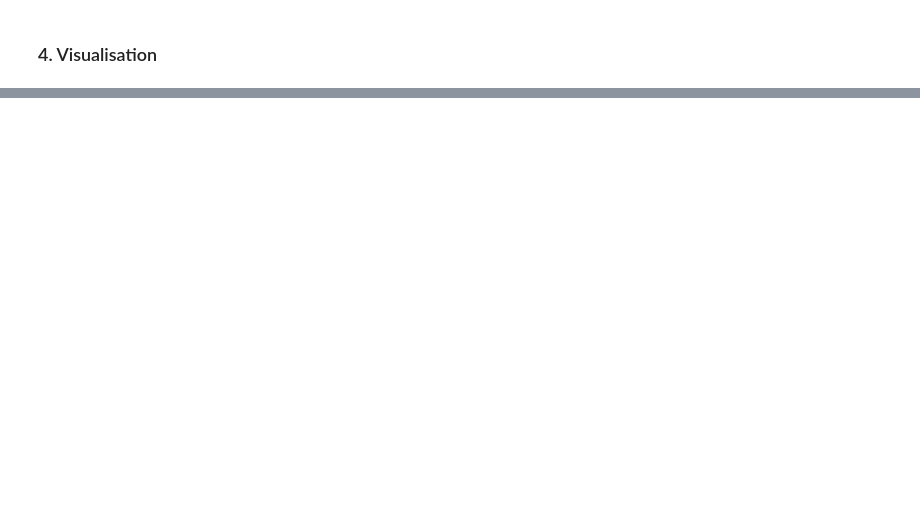
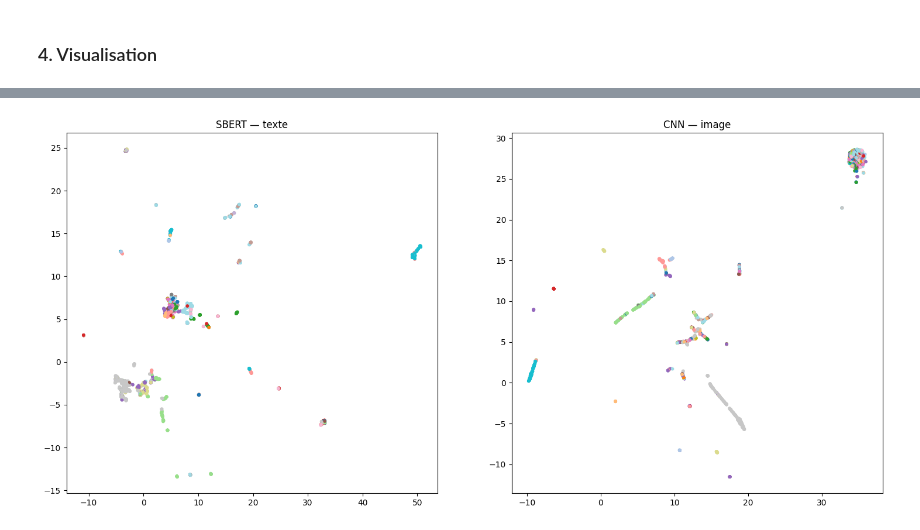
Before and after one commit to alban-morin/recommandations-chanel, a Jupyter notebook: Notebook.ipynb, the cells around one changed output, grey strips where cells are left out. Cells and saved outputs as stored; diff of their text form; code cells hidden in the pictures; blank space fills up the shorter version.

```diff
--- a/Notebook.ipynb
+++ b/Notebook.ipynb
@@ -602,3 +605,12 @@ import requests
 from io import BytesIO
 from PIL import Image
 data = pd.read_parquet('data_cleaned.parquet')
+import os
+import numpy as np
+
+if "embedding_sbert" not in data.columns:
+    print("Chargement embeddings_sbert.npy")
+    embeddings_sbert = np.load("embeddings_sbert.npy")
+    data["embedding_sbert"] = list(embeddings_sbert)
+
+print("embedding_sbert chargé dans data.")
@@ -715,0 +723,10 @@ plt.show()
+# %%
+visu_2d = umap.UMAP(n_components=2).fit_transform(X_visu)
+fig, ax = plt.subplots(1, 2, figsize=(18, 8))
+ax[0].scatter(text_2d[:,0], text_2d[:,1], c=data["category2_code"].astype('category').cat.codes, s=10, cmap="tab20")
+ax[0].set_title("SBERT — texte")
+ax[1].scatter(visu_2d[:,0], visu_2d[:,1], c=data["category2_code"].astype('category').cat.codes, s=10, cmap="tab20")
+ax[1].set_title("CNN — image")
+plt.show()
+# %% [output]
+[figure, added]
```
Also changed, not shown: parts of 17 cells of this notebook.
